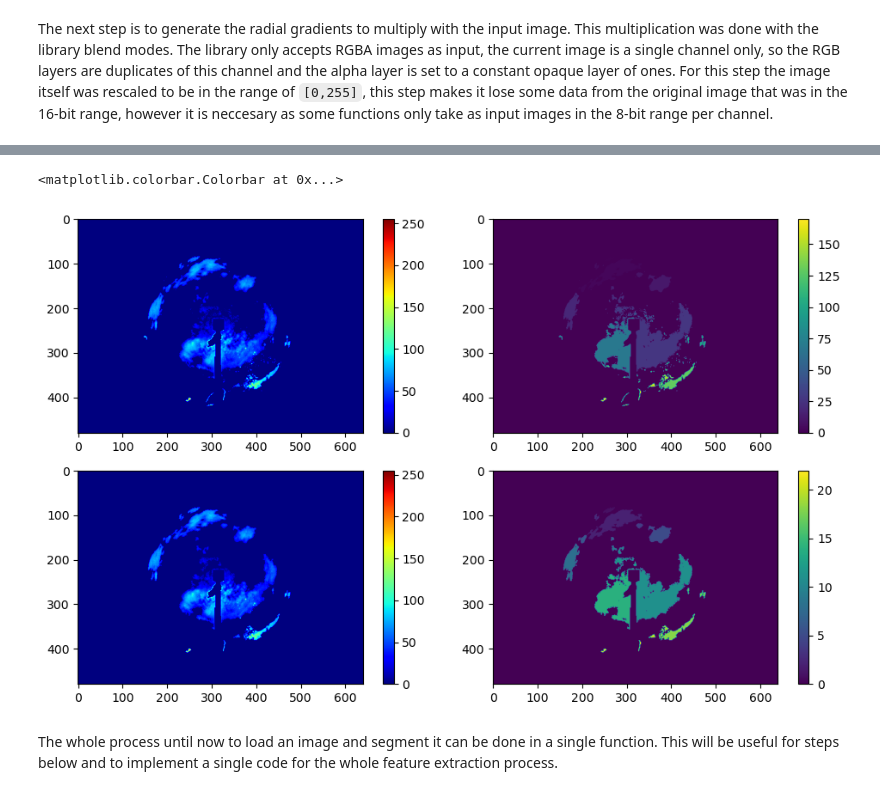
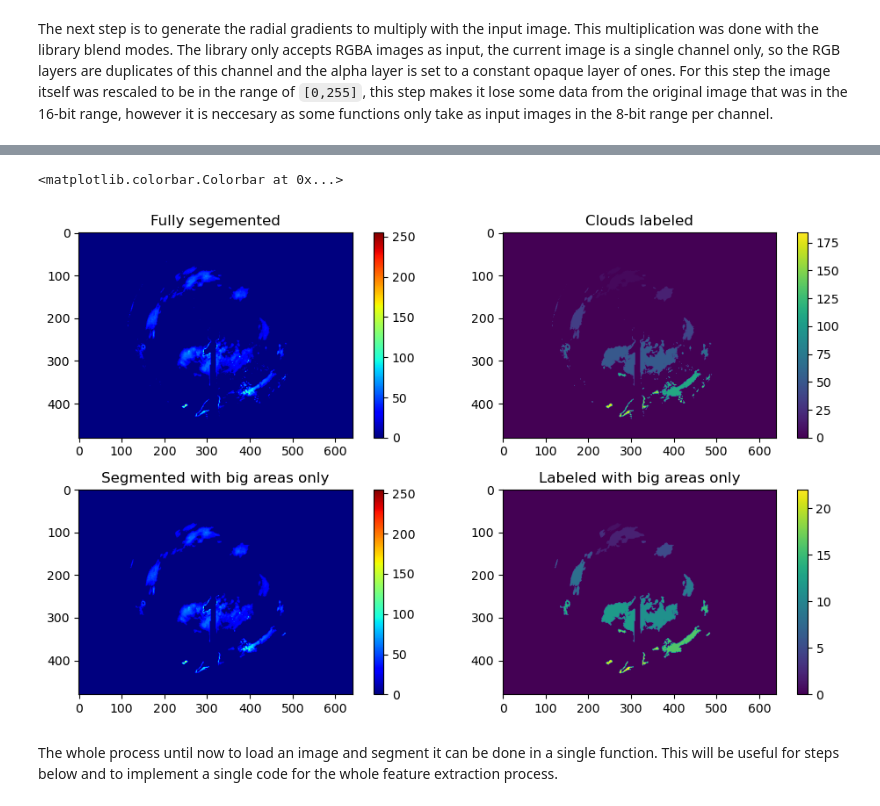
Before and after one commit to rodhervan/SkyImFeatures, a Jupyter notebook: Final_document.ipynb, the cells around one changed output, grey strips where cells are left out. Cells and saved outputs as stored; diff of their text form; code cells hidden in the pictures.

```diff
--- a/Final_document.ipynb
+++ b/Final_document.ipynb
@@ -674,7 +836,7 @@ gradient_radius = 250  # Radius of the gradient
 gradient_2 = create_radial_gradient(image_size, gradient_center, gradient_radius)
 rgba_grad_2 = TwoDToRGBA (gradient_2)
 
-first_grad = multiply_with_gradient(rgba_image, rgba_grad_1, 1)
+first_grad = multiply_with_gradient(rgba_image, rgba_grad_1, 0.5)
 # second_grad = multiply_with_gradient(first_grad, rgba_grad_2, 1)
 # %%
 from skimage.filters import threshold_yen, gaussian
@@ -721,34 +890,38 @@ plt.imshow(output_img)
 # %%
 from skimage.measure import label, regionprops
 clouds = rgba_image[:,:,0]*binary
 cloud_mask= label(binary)
 
 big_mask = remove_small(binary)
 label_big_mask = label(big_mask)
 big_clouds = rgba_image[:,:,0]*big_mask
 
 
 plt.figure(figsize=(10,6))
 plt.subplot(2,2,1)
 plt.imshow(clouds, cmap='jet', vmin=0, vmax=255)
+plt.title('Fully segemented')
 plt.colorbar()
 
 plt.subplot(2,2,2)
 plt.imshow(cloud_mask)
+plt.title('Clouds labeled')
 plt.tight_layout()
 plt.colorbar()
 
 plt.subplot(2,2,3)
 plt.imshow(big_clouds, cmap='jet', vmin=0, vmax=255)
+plt.title('Segmented with big areas only')
 plt.colorbar()
 
 plt.subplot(2,2,4)
 plt.imshow(label_big_mask)
+plt.title('Labeled with big areas only')
 plt.tight_layout()
 plt.colorbar()
 # %% [output]
 <matplotlib.colorbar.Colorbar at 0x...>
-[figure, old version]
+[figure, new version]
 # %% [markdown]
 The whole process until now to load an image and segment it can be done in a single function. This will be useful for steps below and to implement a single code for the whole feature extraction process.
 # %%
```
Also changed, not shown: parts of 16 cells of this notebook, 4 other files.
